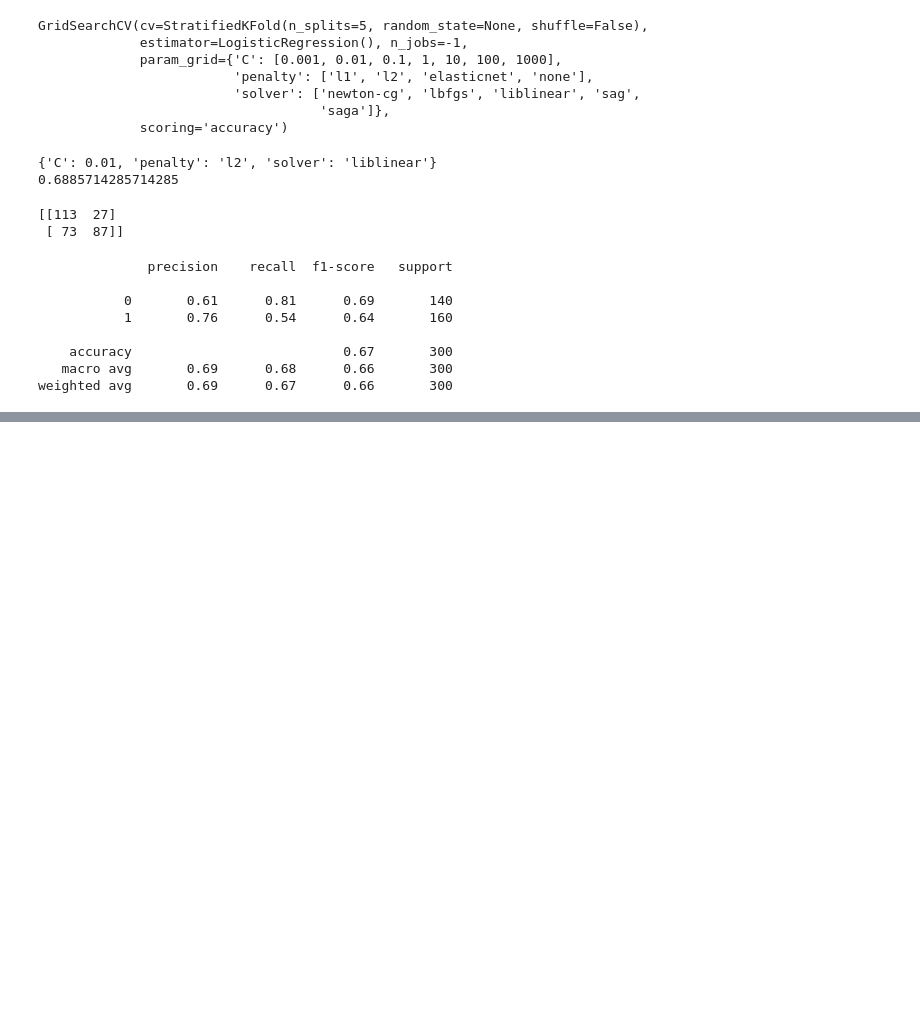
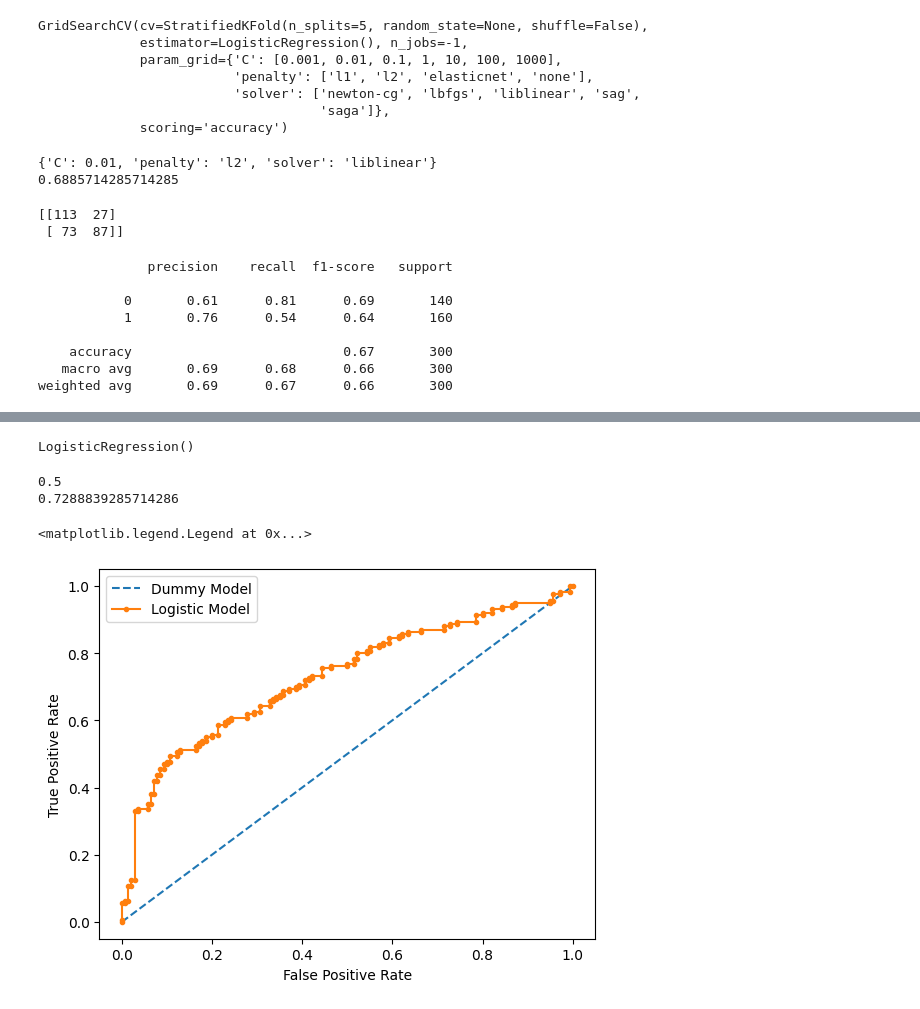
Before and after one commit to Debrup10/ML-Algo, a Jupyter notebook: Logistic_Regression.ipynb, the cells around one changed output, grey strips where cells are left out. Drawn from its saved outputs; the diff is of its cells as text; code cells hidden in the pictures; blank space fills up the shorter version.

```diff
--- a/Logistic_Regression.ipynb
+++ b/Logistic_Regression.ipynb
@@ -125,0 +128,3 @@ weighted avg       0.69      0.67      0.66       300
+# %%
+dummy_model_prob = [0 for _ in range(len(y_test))]
+dummy_model_prob
@@ -125,0 +149,8 @@ weighted avg       0.69      0.67      0.66       300
+# %%
+model = LogisticRegression()
+model.fit(X_train, y_train)
+# %% [output]
+LogisticRegression()
+# %%
+model_prob = model.predict_proba(X_test)
+model_prob = model_prob[:,1]
@@ -125,0 +159,29 @@ weighted avg       0.69      0.67      0.66       300
+# %%
+## AUC
+dummy_model_auc = roc_auc_score(y_test, dummy_model_prob)
+model_auc = roc_auc_score(y_test, model_prob)
+print(dummy_model_auc, model_auc, sep = "\n")
+# %% [output]
+0.5
+0.7288839285714286
+# %%
+## ROC
+
+dummy_fpr, dummy_tpr, _ = roc_curve(y_test, dummy_model_prob)
+model_fpr, model_tpr, _ = roc_curve(y_test, model_prob)
+# %%
+## Plot the model
+
+plt.plot(dummy_fpr, dummy_tpr, linestyle='--', label='Dummy Model')
+plt.plot(model_fpr, model_tpr, marker='.', label='Logistic Model')
+
+# Axis Label
+
+plt.xlabel('False Positive Rate')
+plt.ylabel('True Positive Rate')
+
+# Show the legend
+plt.legend()
+# %% [output]
+<matplotlib.legend.Legend at 0x...>
+[figure, added]
```
Also changed, not shown: parts of 5 cells of this notebook.
